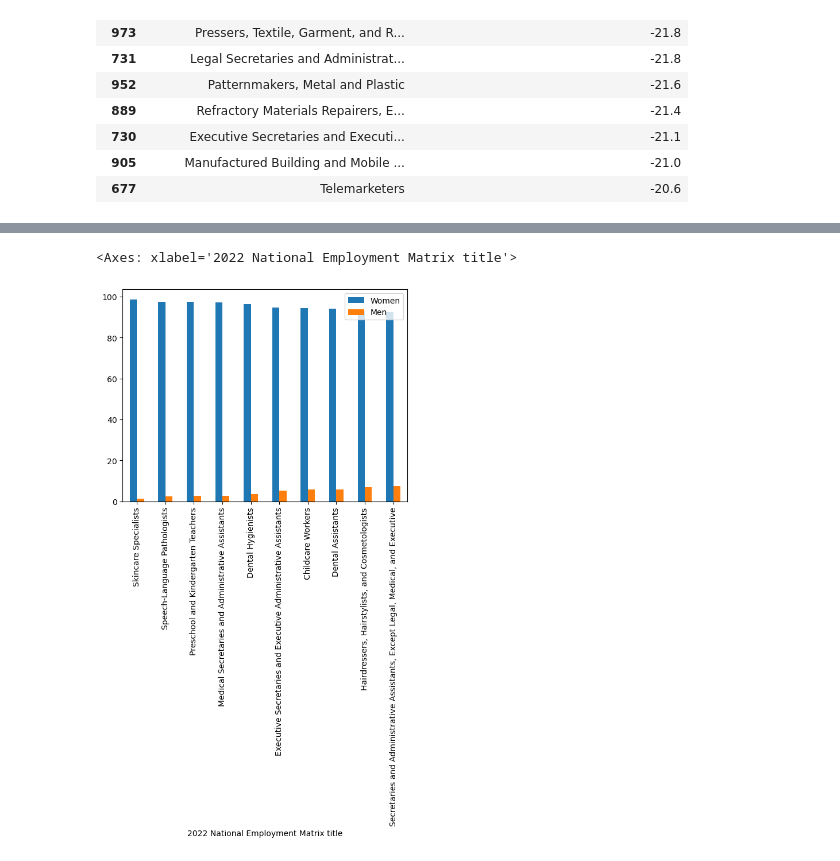
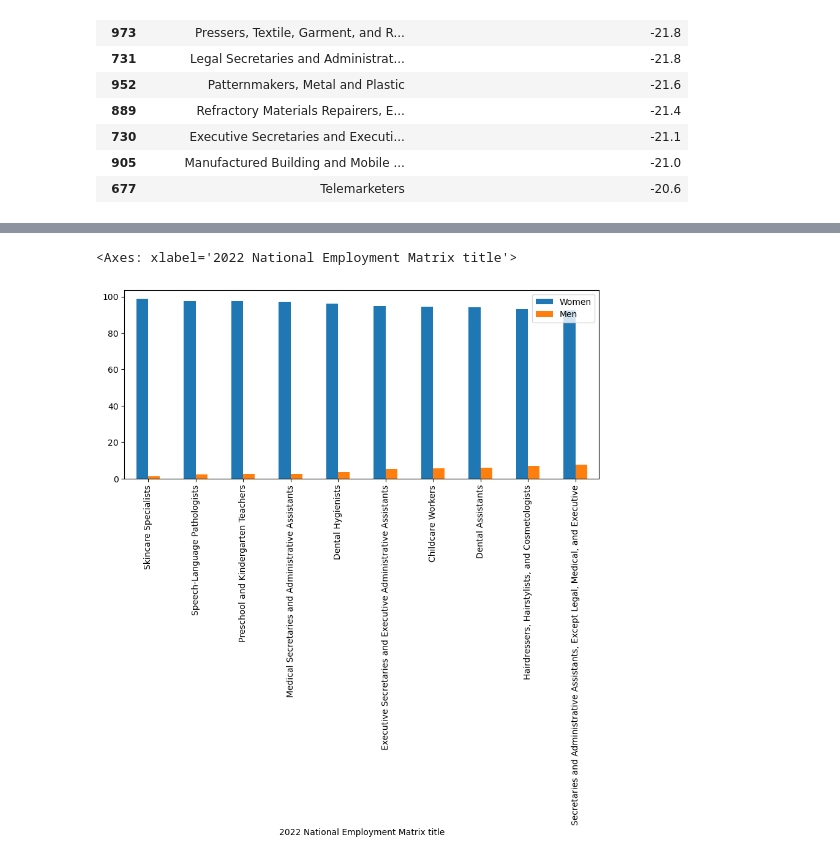
Before and after one commit to vinaya-kusuma/Project1, a Jupyter notebook: Occupation_Analysis.ipynb, the cells around one changed output, grey strips where cells are left out. Cells and saved outputs as stored; diff of their text form; code cells hidden in the pictures.

Commit message:
added the top 10 occuaptions plot

```diff
--- a/Occupation_Analysis.ipynb
+++ b/Occupation_Analysis.ipynb
@@ -175,4 +163,8 @@ factors_utilization.rename(columns={'2022 National Employment Matrix occupation
 factors_utilization = factors_utilization.drop_duplicates(subset='2022 National Employment Matrix code', keep='first')
 # %%
-factors_utilization = pd.merge(employment_data_df,factors_utilization,on ='2022 National Employment Matrix code',how="left")
+# Merge the dataframes
+employment_details = pd.merge(employment_data_df,factors_utilization,on ='2022 National Employment Matrix code',how="left")
+# %%
+# Remove the duplicate records
+employment_details = employment_details.drop_duplicates(subset="2022 National Employment Matrix code",keep='last')
 # %%
@@ -631,29 +793,16 @@ Index(['2022 National Employment Matrix code',
 # %%
-women_ratio = occupation_data_complete[["2022 National Employment Matrix title","Women"]]
-women_ratio = women_ratio.drop(women_ratio[women_ratio["Women"] == '–'].index)
-women_ratio.dropna(axis=0)
 
-women_ratio.fillna(0)
-women_ratio["Women"] = women_ratio["Women"].astype(float)
-women_ratio["Women"]
-women_ratio.dropna(axis=0)
-women_ratio["Men"] = 100.0 - women_ratio["Women"]
-women_ratio.dropna(axis=0)
-top_10 = women_ratio.sort_values("Women",ascending = False).head(10)
+employment_gender = occupation_data_complete[["2022 National Employment Matrix title","Women"]]
+employment_gender = employment_gender.drop(employment_gender[employment_gender["Women"] == '–'].index)
+employment_gender = employment_gender.dropna(axis=0)
+employment_gender = employment_gender.fillna(0)
+employment_gender["Women"] = employment_gender["Women"].astype(float)
+employment_gender["Men"] = 100.0 - employment_gender["Women"]
+
+top_10 = employment_gender.sort_values("Women",ascending = False).head(10)
 top_10.set_index("2022 National Employment Matrix title", inplace = True)
-top_10.plot(kind = "bar")
-# gender_ratio = women_ratio.loc[women_ratio["2022 National Employment Matrix title"] == "Management Occupations"]
-# x1=gender_ratio["Women"]
-
-# x2= gender_ratio["Men"]
-
-# explode=(0.1,0)
-# labels = ['Women','Men']
-# plt.pie(values, explode=explode, labels=labels,
-#         autopct="%1.1f%%", shadow=True, startangle=140)
-# plt.show()
-# gender_ratio
+top_10.plot(kind = "bar",figsize=(10,4))
 # %% [output]
 <Axes: xlabel='2022 National Employment Matrix title'>
-[figure, old version]
+[figure, new version]
 # %%
```
Also changed, not shown: parts of 52 cells of this notebook, 3 other files.
